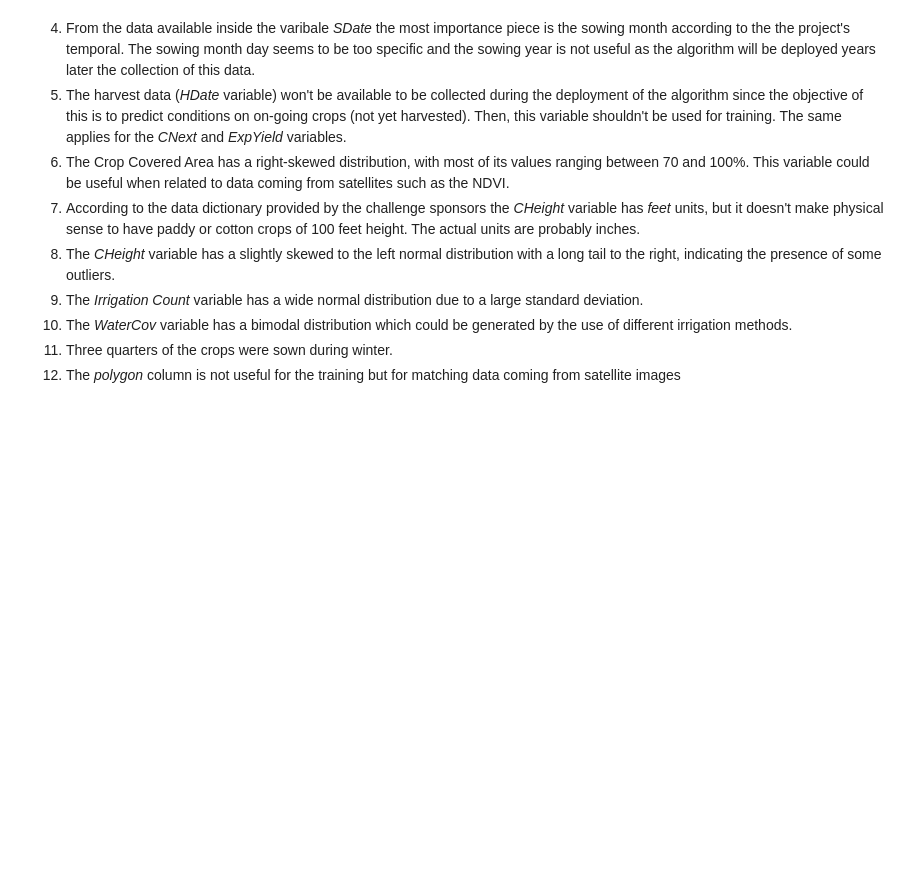
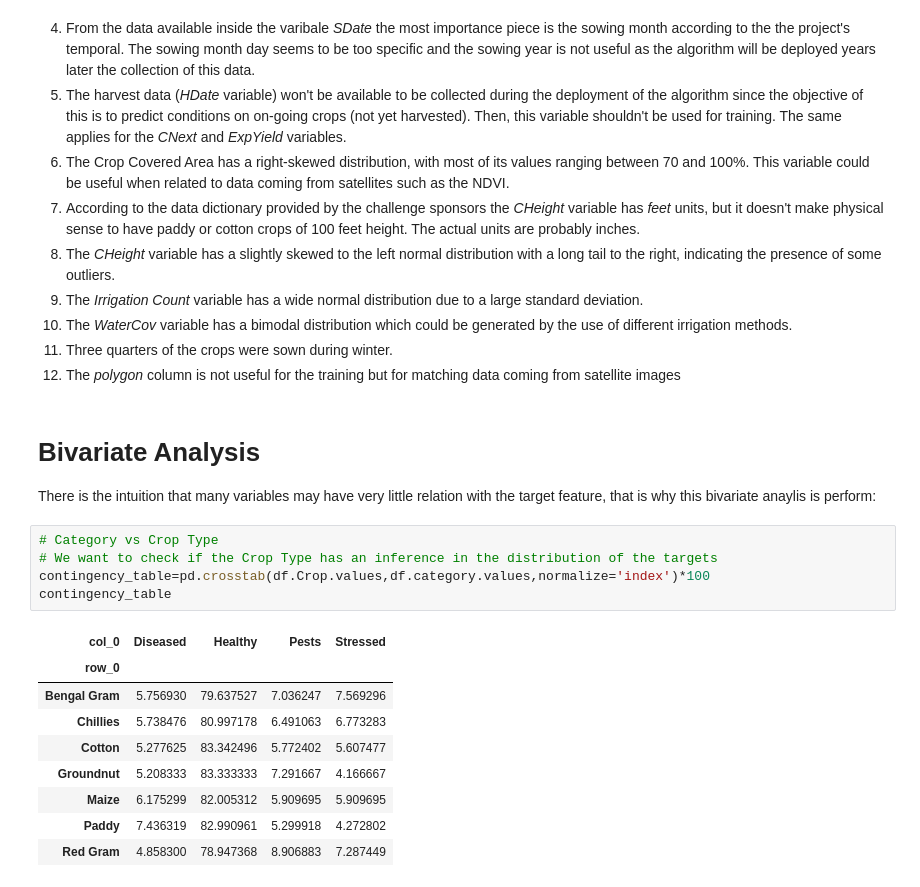
Before and after one commit to juandazapatac/telangana_classification_challenge, a Jupyter notebook: notebooks/exploratory_analysis.ipynb, the cells around one changed output. Cells and saved outputs as stored; diff of their text form; blank space fills up the shorter version.

```diff
--- a/notebooks/exploratory_analysis.ipynb
+++ b/notebooks/exploratory_analysis.ipynb
@@ -331,3 +331,21 @@ The same applies for the *CNext* and *ExpYield* variables.
 10. The *WaterCov* variable has a bimodal distribution which could be generated by the use of different irrigation methods.
 11. Three quarters of the crops were sown during winter.
 12. The *polygon* column is not useful for the training but for matching data coming from satellite images
+# %% [markdown]
+# Bivariate Analysis
+There is the intuition that many variables may have very little relation with the target feature, that is why this bivariate anaylis is perform:
+# %%
+# Category vs Crop Type
+# We want to check if the Crop Type has an inference in the distribution of the targets
+contingency_table=pd.crosstab(df.Crop.values,df.category.values,normalize='index')*100
+contingency_table
+# %% [output]
+| col_0 | Diseased | Healthy | Pests | Stressed |
+| row_0 |  |  |  |  |
+| Bengal Gram | 5.756930 | 79.637527 | 7.036247 | 7.569296 |
+| Chillies | 5.738476 | 80.997178 | 6.491063 | 6.773283 |
+| Cotton | 5.277625 | 83.342496 | 5.772402 | 5.607477 |
+| Groundnut | 5.208333 | 83.333333 | 7.291667 | 4.166667 |
+| Maize | 6.175299 | 82.005312 | 5.909695 | 5.909695 |
+| Paddy | 7.436319 | 82.990961 | 5.299918 | 4.272802 |
+| Red Gram | 4.858300 | 78.947368 | 8.906883 | 7.287449 |
```
Also changed, not shown: parts of 4 cells of this notebook.
